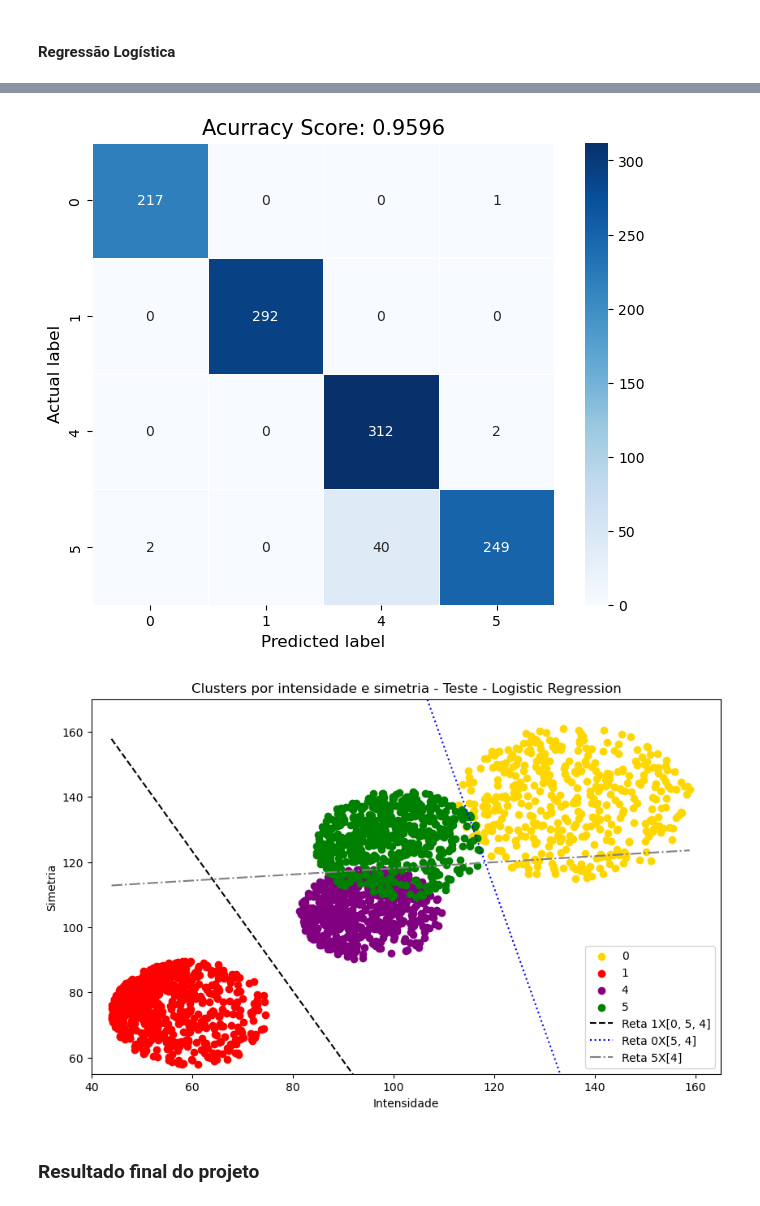
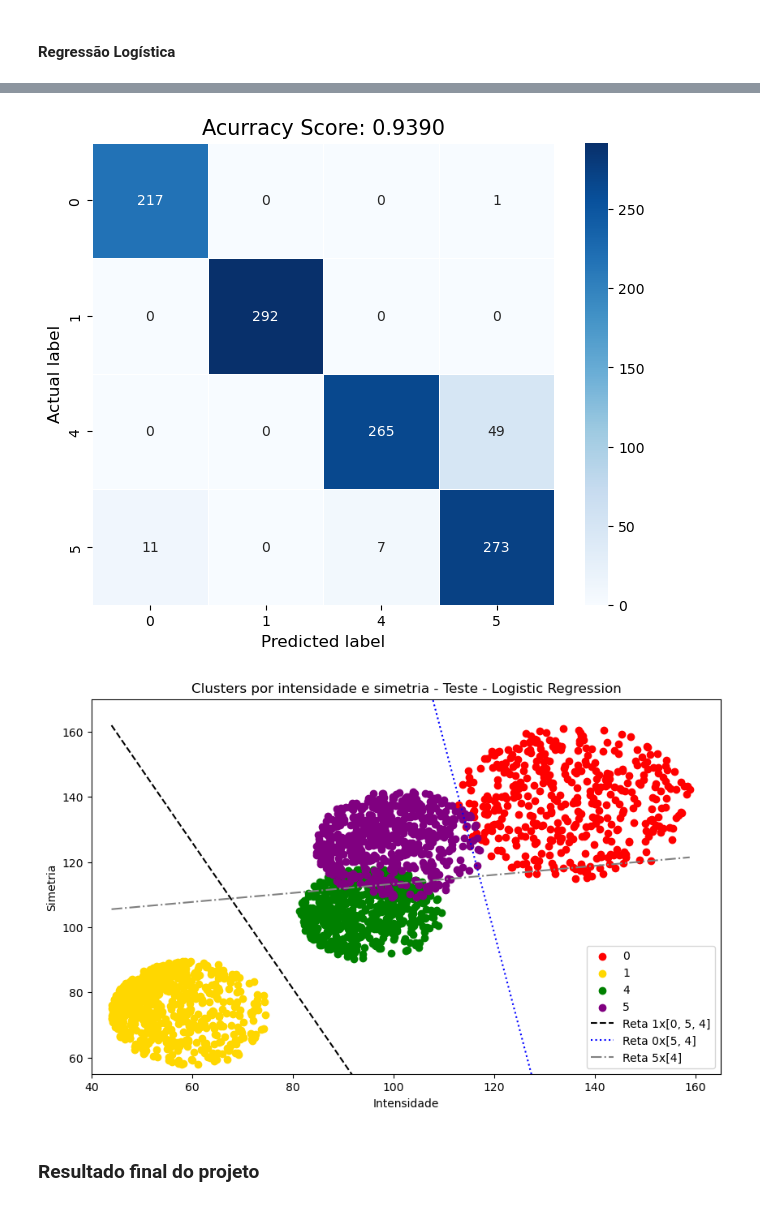
Before and after one commit to Guilherme-iram/Digits_project, a Jupyter notebook: resultados.ipynb, the cells around one changed output, grey strips where cells are left out. Cells and saved outputs as stored; diff of their text form; code cells hidden in the pictures.

```diff
--- a/resultados.ipynb
+++ b/resultados.ipynb
@@ -108,7 +130,7 @@ weighted avg     0.9663    0.9659    0.9659      1115
 # %%
 best_digits_logreg = [1, 0, 5, 4]
 
-best_iter = 3000000
+best_iter = 2500000
 lr = LogisticRegression(tmax=best_iter, batch_size=128)
 
 modelo_logreg = Um_contra_todos(lr, best_digits_logreg)
@@ -118,9 +140,9 @@ y_pred_logreg = modelo_logreg.predict_digit(X_test)
 
 print('Resultados - ' + str(lr))
 metrics = Metrics_multiclass(best_digits_logreg)
-metrics.print_metrics_multiclass(y_test, ypred)
+metrics.print_metrics_multiclass(y_test, y_pred_logreg)
 
 title_logreg = 'Clusters por intensidade e simetria - Teste - ' + str(lr)
-plot_classification_digits(new_train_df, best_digits_logreg, ['red', 'gold', 'green', 'purple'], title_logreg, W=all_w_logreg[:4])
+plot_classification_digits(new_train_df, best_digits_logreg, title_logreg, W=all_w_logreg[:4])
 # %% [output]
 Resultados - Logistic Regression
@@ -137,4 +165,4 @@ weighted avg     0.9631    0.9596    0.9593      1115
-[figure, old version]
+[figure, new version]
-[figure, old version]
+[figure, new version]
 # %% [markdown]
 ### Resultado final do projeto
```
Also changed, not shown: parts of 6 cells of this notebook, 7 other files.
